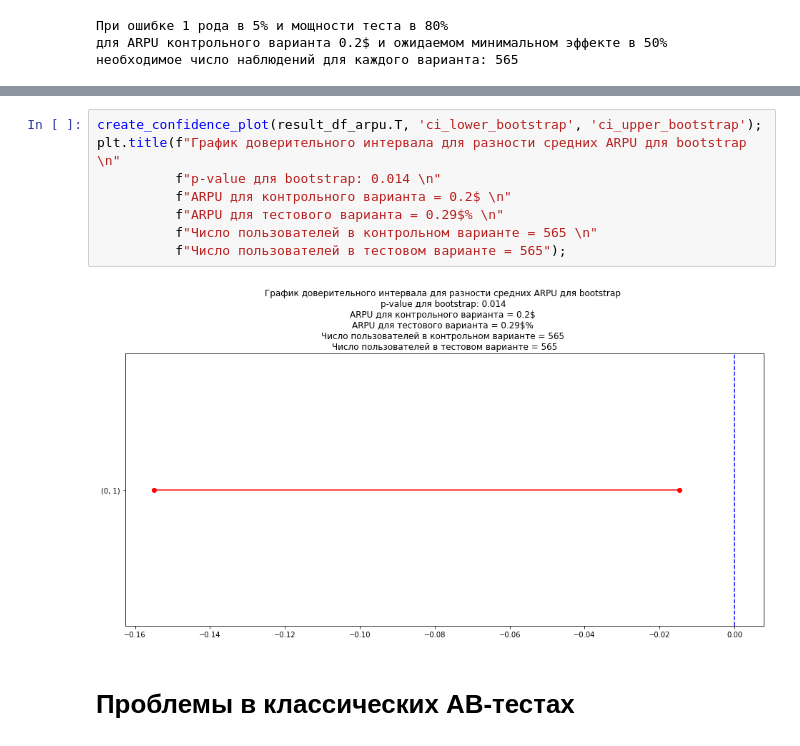
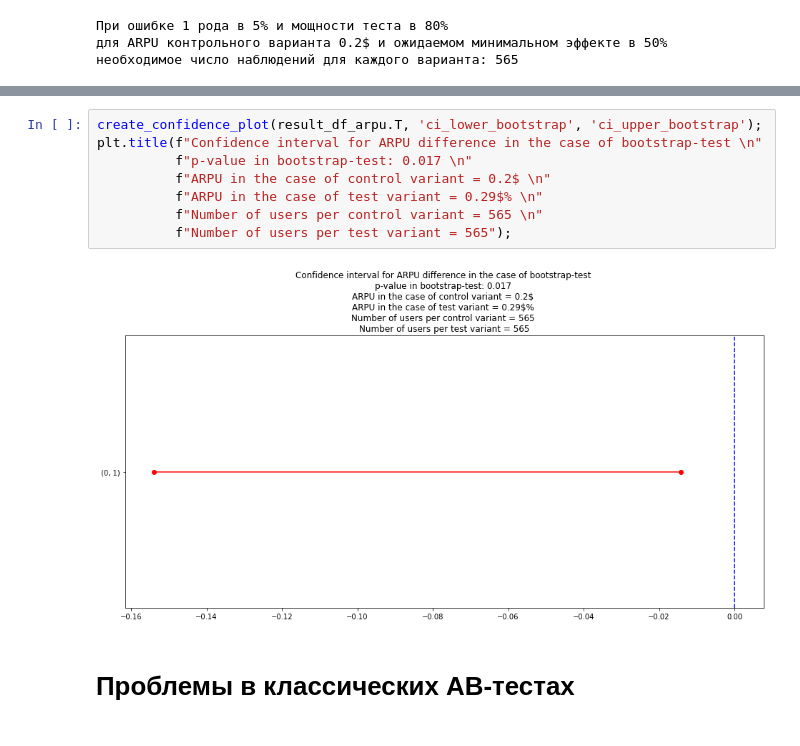
Before and after one commit to iakubovskii7/AB, a Jupyter notebook: knowledge-base/AB_classic_algorithms.ipynb, the cells around one changed output, grey strips where cells are left out. Drawn from its saved outputs; the diff is of its cells as text.

```diff
--- a/knowledge-base/AB_classic_algorithms.ipynb
+++ b/knowledge-base/AB_classic_algorithms.ipynb
@@ -140,13 +146,13 @@ p-value бутстрап: 0.016599999999999948
 # %%
 create_confidence_plot(result_df_arpu.T, 'ci_lower_bootstrap', 'ci_upper_bootstrap');
-plt.title(f"График доверительного интервала для разности средних ARPU для bootstrap \n"
-          f"p-value для bootstrap: 0.014 \n"
-          f"ARPU для контрольного варианта = 0.2$ \n"
-          f"ARPU для тестового варианта = 0.29$% \n"
-          f"Число пользователей в контрольном варианте = 565 \n"
-          f"Число пользователей в тестовом варианте = 565");
+plt.title(f"Confidence interval for ARPU difference in the case of bootstrap-test \n"
+          f"p-value in bootstrap-test: 0.017 \n"
+          f"ARPU in the case of control variant = 0.2$ \n"
+          f"ARPU in the case of test variant = 0.29$% \n"
+          f"Number of users per control variant = 565 \n"
+          f"Number of users per test variant = 565");
 # %% [output]
-[figure, old version]
+[figure, new version]
 # %% [markdown]
 # Проблемы в классических AB-тестах
 # %% [markdown]
```
Also changed, not shown: parts of 5 cells of this notebook, 4 other files.
